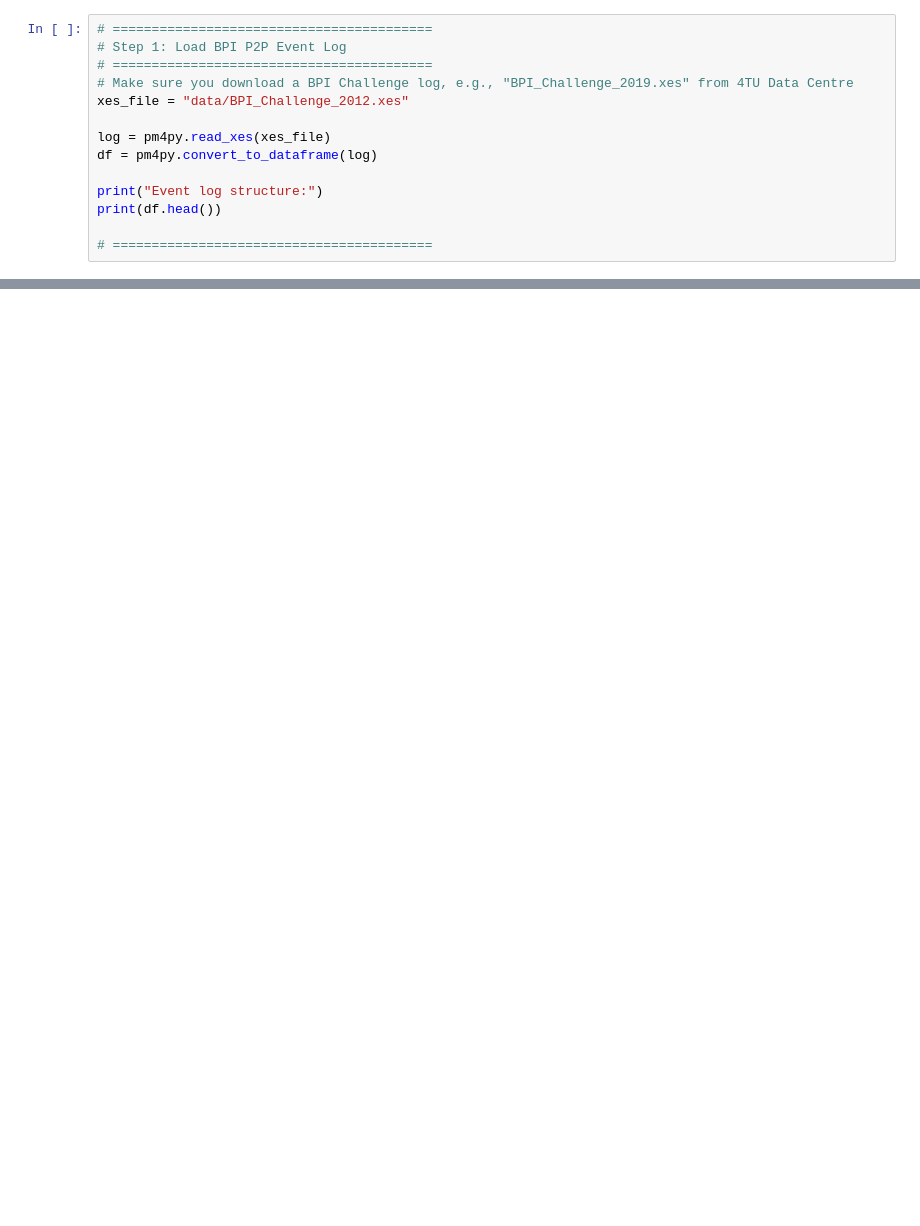
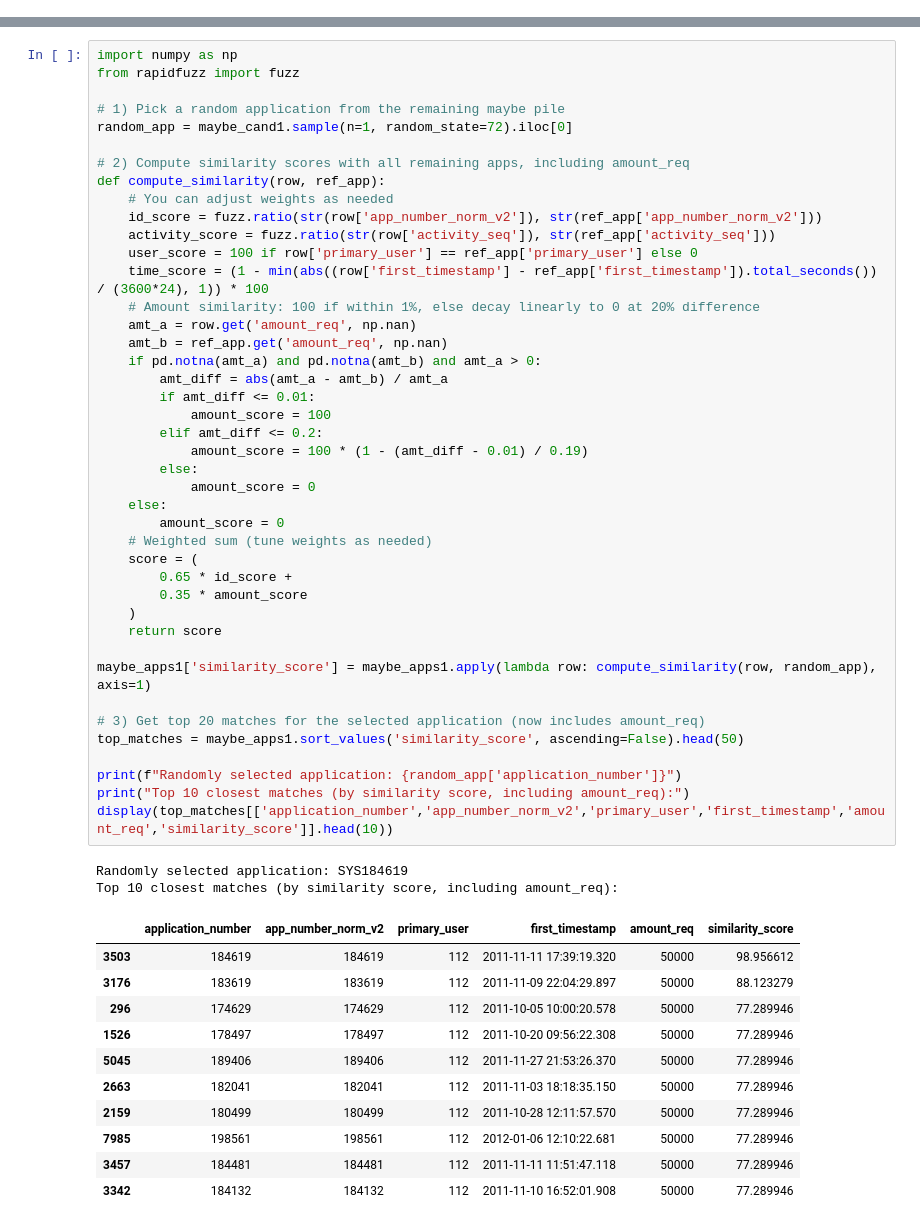
Before and after one commit to uppili-srinivasan/Duplicate-Invoice-Solution, a Jupyter notebook: test.ipynb, the cells around one changed output, grey strips where cells are left out. Cells and saved outputs as stored; diff of their text form; blank space fills up the shorter version.

```diff
--- a/test.ipynb
+++ b/test.ipynb
@@ -11,14 +0,0 @@ from datetime import timedelta
-# %%
-# =========================================
-# Step 1: Load BPI P2P Event Log
-# =========================================
-# Make sure you download a BPI Challenge log, e.g., "BPI_Challenge_2019.xes" from 4TU Data Centre
-xes_file = "data/BPI_Challenge_2012.xes"
-
-log = pm4py.read_xes(xes_file)
-df = pm4py.convert_to_dataframe(log)
-
-print("Event log structure:")
-print(df.head())
-
-# =========================================
@@ -848,0 +710,56 @@ DUPLICATE DETECTION RESULTS SUMMARY
+# %%
+import numpy as np
+from rapidfuzz import fuzz
+
+# 1) Pick a random application from the remaining maybe pile
+random_app = maybe_cand1.sample(n=1, random_state=72).iloc[0]
+
+# 2) Compute similarity scores with all remaining apps, including amount_req
+def compute_similarity(row, ref_app):
+    # You can adjust weights as needed
+    id_score = fuzz.ratio(str(row['app_number_norm_v2']), str(ref_app['app_number_norm_v2']))
+    activity_score = fuzz.ratio(str(row['activity_seq']), str(ref_app['activity_seq']))
+    user_score = 100 if row['primary_user'] == ref_app['primary_user'] else 0
+    time_score = (1 - min(abs((row['first_timestamp'] - ref_app['first_timestamp']).total_seconds()) / (3600*24), 1)) * 100
+    # Amount similarity: 100 if within 1%, else decay linearly to 0 at 20% difference
+    amt_a = row.get('amount_req', np.nan)
+    amt_b = ref_app.get('amount_req', np.nan)
+    if pd.notna(amt_a) and pd.notna(amt_b) and amt_a > 0:
+        amt_diff = abs(amt_a - amt_b) / amt_a
+        if amt_diff <= 0.01:
+            amount_score = 100
+        elif amt_diff <= 0.2:
+            amount_score = 100 * (1 - (amt_diff - 0.01) / 0.19)
+        else:
+            amount_score = 0
+    else:
+        amount_score = 0
+    # Weighted sum (tune weights as needed)
+    score = (
+        0.65 * id_score +
+        0.35 * amount_score
+    )
+    return score
+
+maybe_apps1['similarity_score'] = maybe_apps1.apply(lambda row: compute_similarity(row, random_app), axis=1)
+
+# 3) Get top 20 matches for the selected application (now includes amount_req)
+top_matches = maybe_apps1.sort_values('similarity_score', ascending=False).head(50)
+
+print(f"Randomly selected application: {random_app['application_number']}")
+print("Top 10 closest matches (by similarity score, including amount_req):")
+display(top_matches[['application_number','app_number_norm_v2','primary_user','first_timestamp','amount_req','similarity_score']].head(10))
+# %% [output]
+Randomly selected application: SYS184619
+Top 10 closest matches (by similarity score, including amount_req):
+|  | application_number | app_number_norm_v2 | primary_user | first_timestamp | amount_req | similarity_score |
+| 3503 | 184619 | 184619 | 112 | 2011-11-11 17:39:19.320 | 50000 | 98.956612 |
+| 3176 | 183619 | 183619 | 112 | 2011-11-09 22:04:29.897 | 50000 | 88.123279 |
+| 296 | 174629 | 174629 | 112 | 2011-10-05 10:00:20.578 | 50000 | 77.289946 |
+| 1526 | 178497 | 178497 | 112 | 2011-10-20 09:56:22.308 | 50000 | 77.289946 |
+| 5045 | 189406 | 189406 | 112 | 2011-11-27 21:53:26.370 | 50000 | 77.289946 |
+| 2663 | 182041 | 182041 | 112 | 2011-11-03 18:18:35.150 | 50000 | 77.289946 |
+| 2159 | 180499 | 180499 | 112 | 2011-10-28 12:11:57.570 | 50000 | 77.289946 |
+| 7985 | 198561 | 198561 | 112 | 2012-01-06 12:10:22.681 | 50000 | 77.289946 |
+| 3457 | 184481 | 184481 | 112 | 2011-11-11 11:51:47.118 | 50000 | 77.289946 |
+| 3342 | 184132 | 184132 | 112 | 2011-11-10 16:52:01.908 | 50000 | 77.289946 |
```
Also changed, not shown: parts of 19 cells of this notebook, 1 other file.
